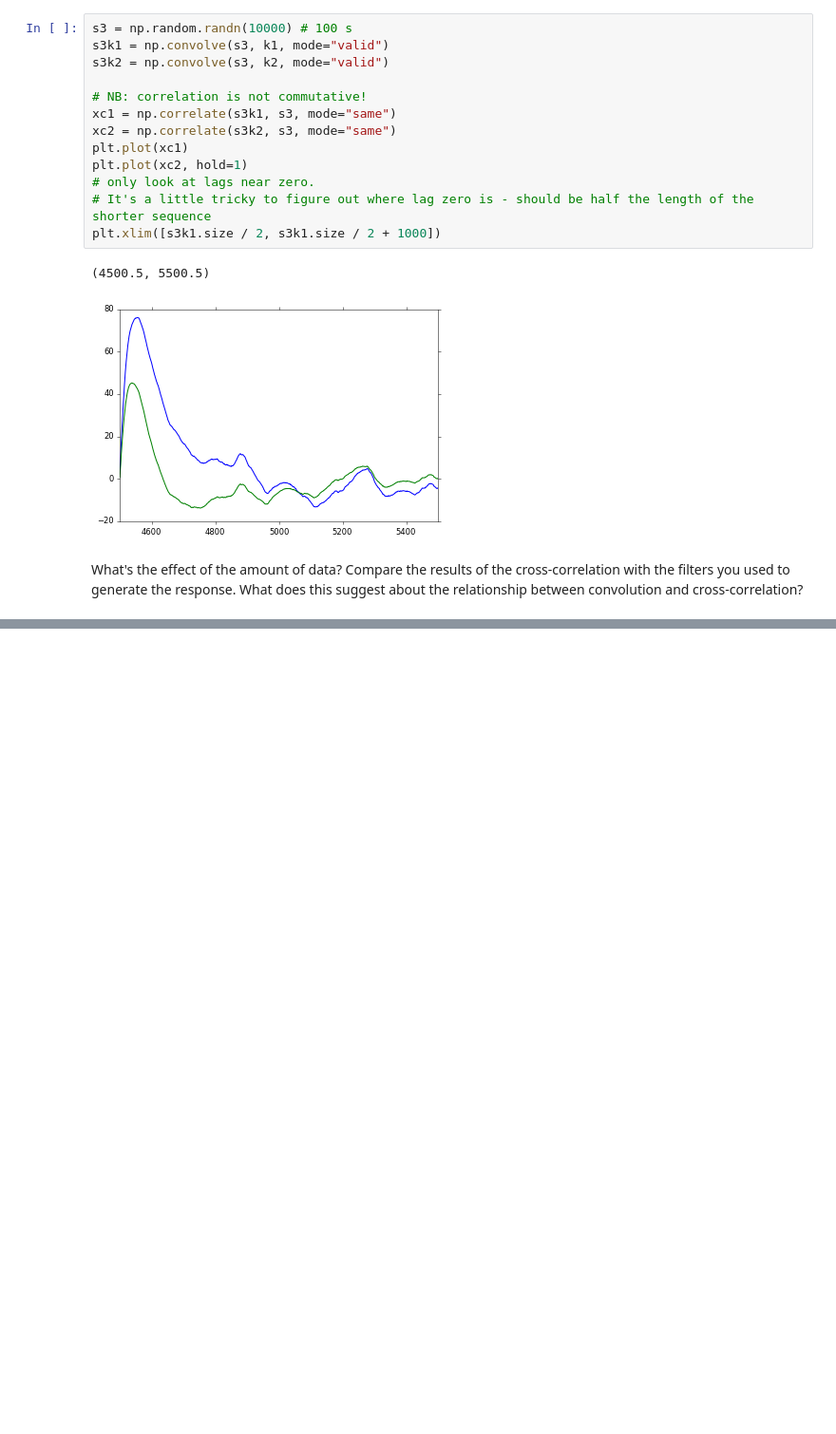
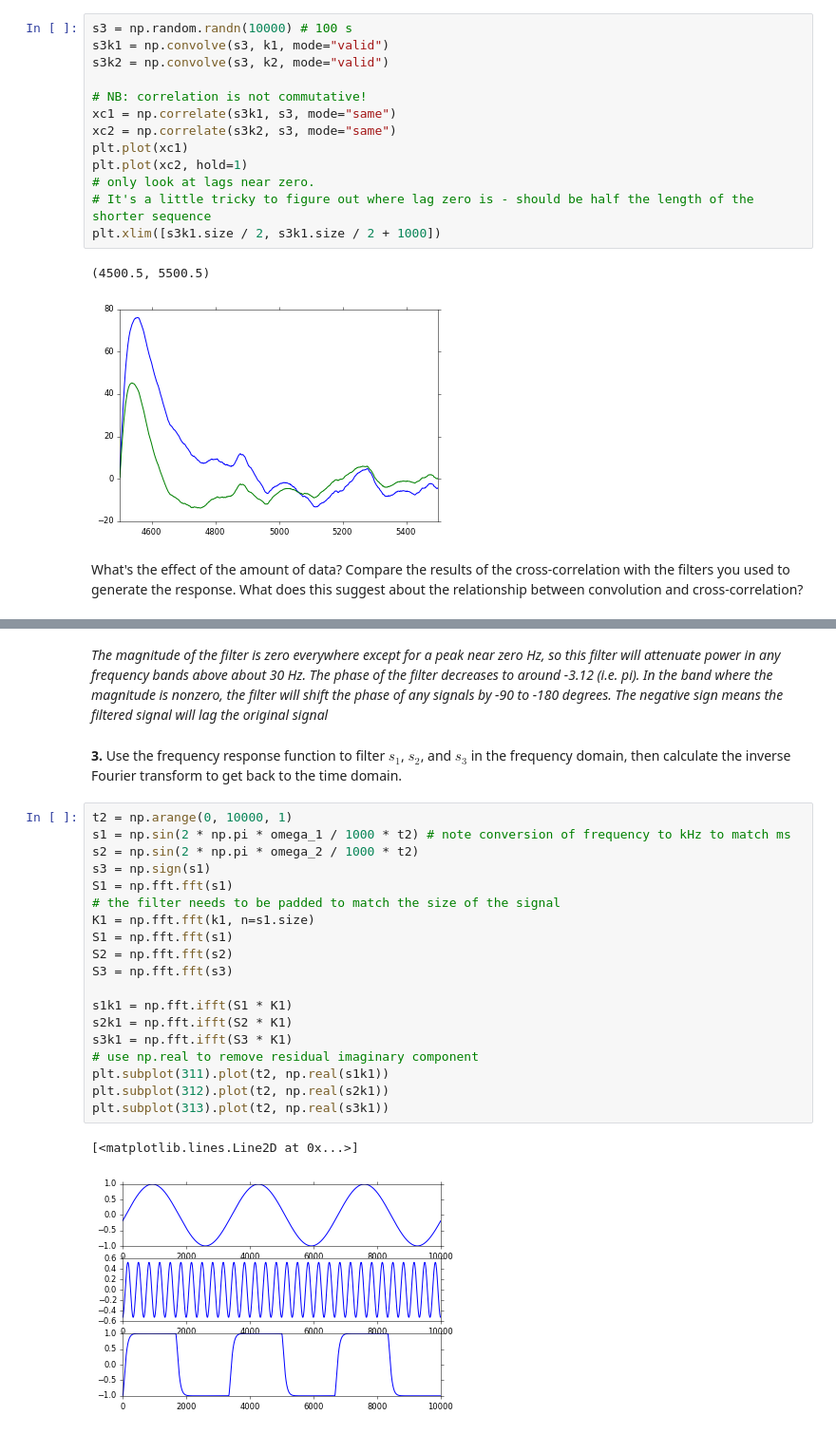
Before and after one commit to melizalab/comp-neurosci, a Jupyter notebook: assignments/session2b-lti-solution.ipynb, the cells around one changed output, grey strips where cells are left out. Shown at 95% size. Drawn from its saved outputs; the diff is of its cells as text; blank space fills up the shorter version.

```diff
--- a/assignments/session2b-lti-solution.ipynb
+++ b/assignments/session2b-lti-solution.ipynb
@@ -141,0 +170,26 @@ What's the effect of the amount of data? Compare the results of the cross-correl
+# %% [markdown]
+*The magnitude of the filter is zero everywhere except for a peak near zero Hz, so this filter will attenuate power in any frequency bands above about 30 Hz. The phase of the filter decreases to around -3.12 (i.e. pi). In the band where the magnitude is nonzero, the filter will shift the phase of any signals by -90 to -180 degrees. The negative sign means the filtered signal will lag the original signal*
+# %% [markdown]
+**3.** Use the frequency response function to filter $s_1$, $s_2$, and $s_3$ in the frequency domain, then calculate the inverse Fourier transform to get back to the time domain.
+# %%
+t2 = np.arange(0, 10000, 1)
+s1 = np.sin(2 * np.pi * omega_1 / 1000 * t2) # note conversion of frequency to kHz to match ms
+s2 = np.sin(2 * np.pi * omega_2 / 1000 * t2)
+s3 = np.sign(s1)
+S1 = np.fft.fft(s1)
+# the filter needs to be padded to match the size of the signal
+K1 = np.fft.fft(k1, n=s1.size)
+S1 = np.fft.fft(s1)
+S2 = np.fft.fft(s2)
+S3 = np.fft.fft(s3)
+
+s1k1 = np.fft.ifft(S1 * K1)
+s2k1 = np.fft.ifft(S2 * K1)
+s3k1 = np.fft.ifft(S3 * K1)
+# use np.real to remove residual imaginary component
+plt.subplot(311).plot(t2, np.real(s1k1))
+plt.subplot(312).plot(t2, np.real(s2k1))
+plt.subplot(313).plot(t2, np.real(s3k1))
+# %% [output]
+[<matplotlib.lines.Line2D at 0x...>]
+[figure, added]
```
Also changed, not shown: parts of 14 cells of this notebook.
